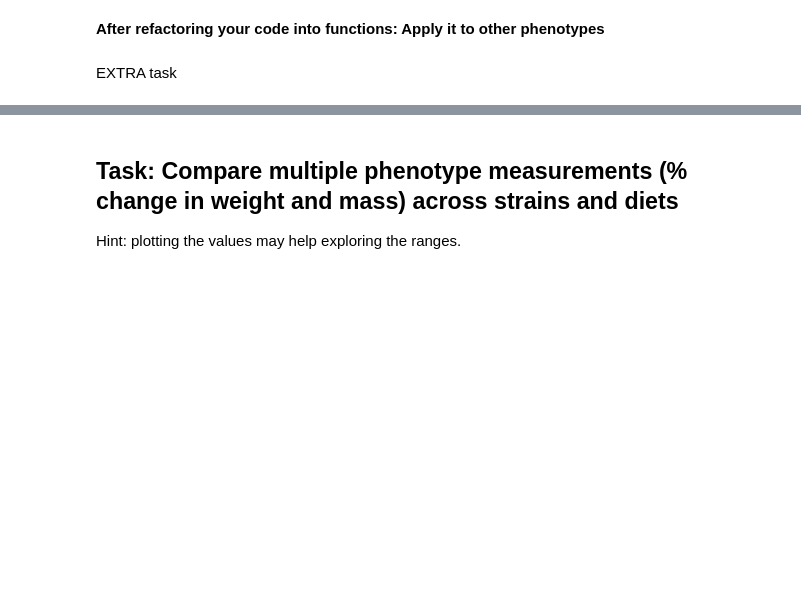
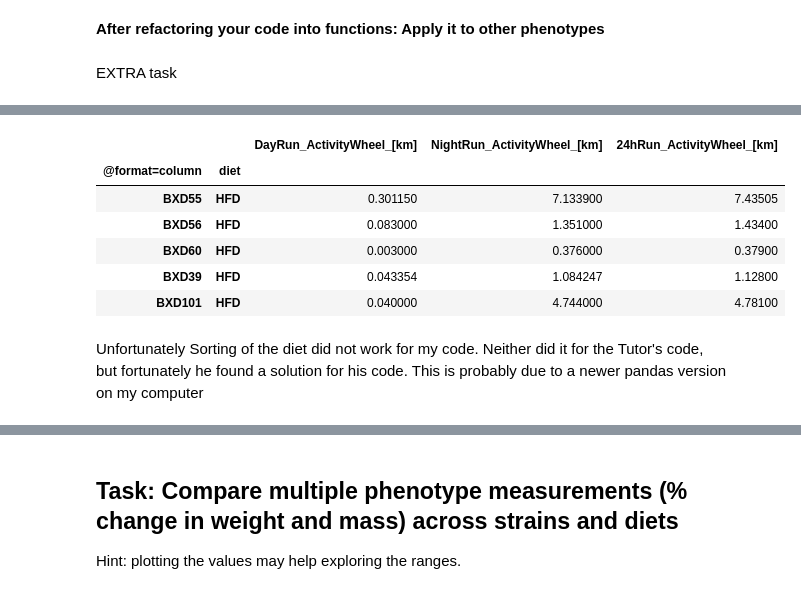
Before and after one commit to Osrip/Integrated_Bioinformatics, a Jupyter notebook: IntegratedBioinformatics/notebooks/Day2_Exploratory_Analysis.ipynb, the cells around one changed output, grey strips where cells are left out. Saved outputs shown, nothing was run; the diff lists cells and outputs as text; code cells hidden in the pictures; blank space fills up the shorter version.

```diff
--- a/IntegratedBioinformatics/notebooks/Day2_Exploratory_Analysis.ipynb
+++ b/IntegratedBioinformatics/notebooks/Day2_Exploratory_Analysis.ipynb
@@ -405,3 +411,15 @@ convert_DF(wheel_df).head()
+# %%
+convert_DF(wheel_df).tail()
+# %% [output]
+|  |  | DayRun_ActivityWheel_[km] | NightRun_ActivityWheel_[km] | 24hRun_ActivityWheel_[km] |
+| @format=column | diet |  |  |  |
+| BXD55 | HFD | 0.301150 | 7.133900 | 7.43505 |
+| BXD56 | HFD | 0.083000 | 1.351000 | 1.43400 |
+| BXD60 | HFD | 0.003000 | 0.376000 | 0.37900 |
+| BXD39 | HFD | 0.043354 | 1.084247 | 1.12800 |
+| BXD101 | HFD | 0.040000 | 4.744000 | 4.78100 |
+# %% [markdown]
+Unfortunately Sorting of the diet did not work for my code. Neither did it for the Tutor's code, but fortunately he found a solution for his code. This is probably due to a newer pandas version on my computer
 # %%
 #Eugens code:
 def split_cd_hfd(input_df):
```
Also changed, not shown: parts of 7 cells of this notebook.
